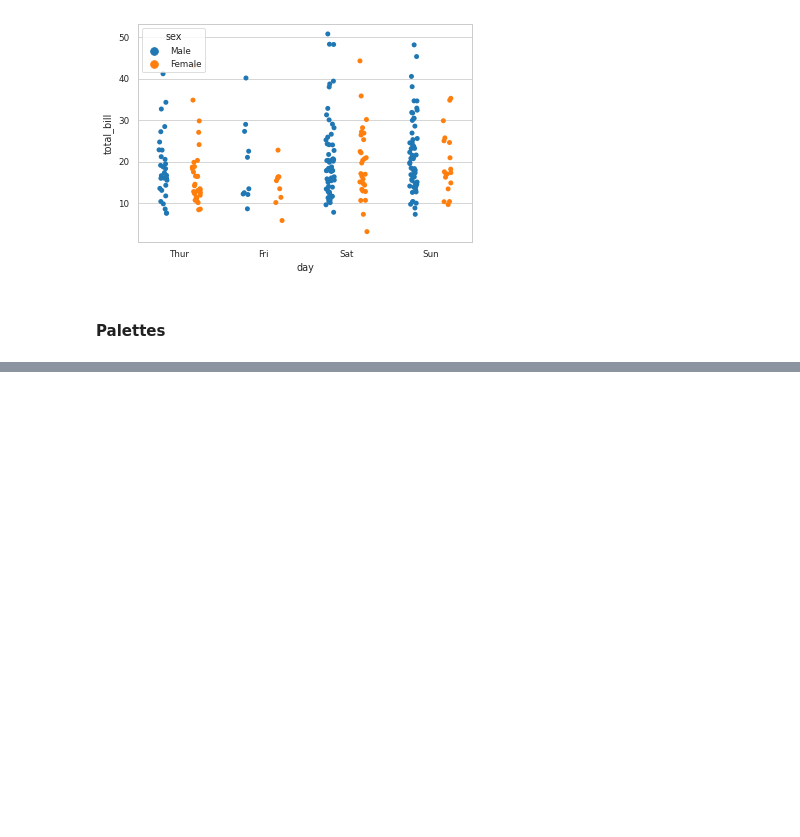
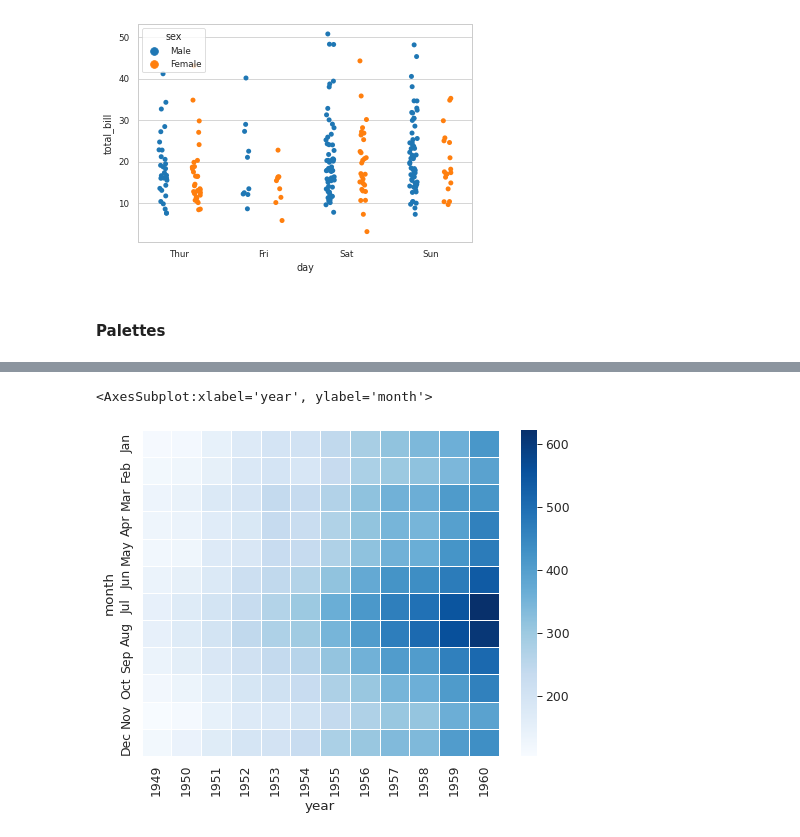
Before and after one commit to aman-singanamala/Visualizations, a Jupyter notebook: seaborn.ipynb, the cells around one changed output, grey strips where cells are left out. Cells and saved outputs as stored; diff of their text form; code cells hidden in the pictures; blank space fills up the shorter version.

```diff
--- a/seaborn.ipynb
+++ b/seaborn.ipynb
@@ -173,0 +191,14 @@ plt.legend(loc=0)
+# %%
+plt.figure(figsize=(8,6))
+sns.set_context('paper', font_scale=1.4)
+# We can create a matrix with an index of month, columns representing years
+# and the number of passengers for each
+# We see that flights have increased over time and that most people travel in
+# July and August
+flights = sns.load_dataset("flights")
+flights = flights.pivot_table(index='month', columns='year', values='passengers')
+# You can separate data with lines
+sns.heatmap(flights, cmap='Blues', linecolor='white', linewidth=1)
+# %% [output]
+<AxesSubplot:xlabel='year', ylabel='month'>
+[figure, added]
```
Also changed, not shown: parts of 4 cells of this notebook.
